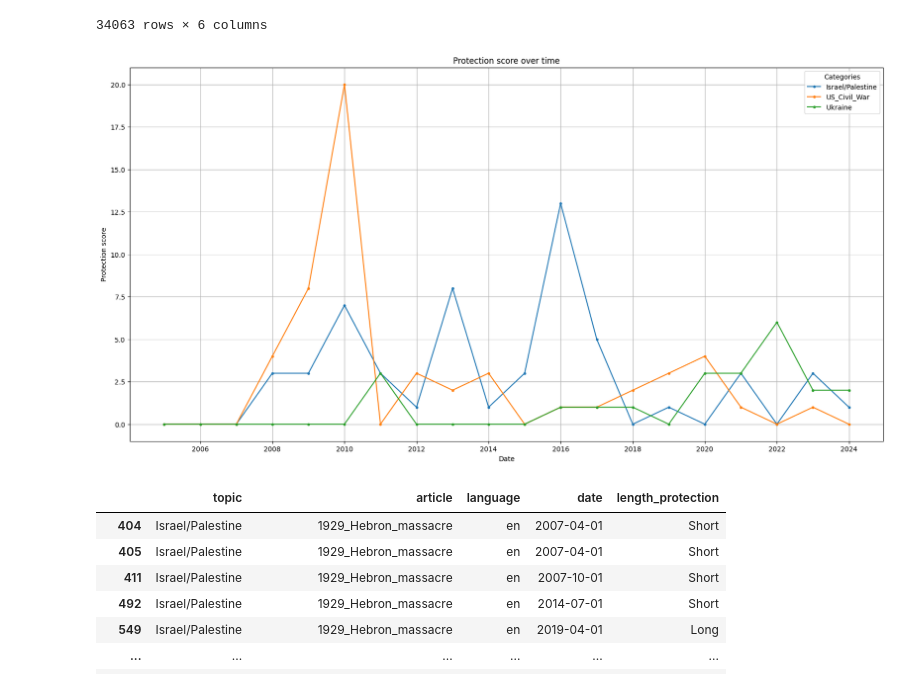
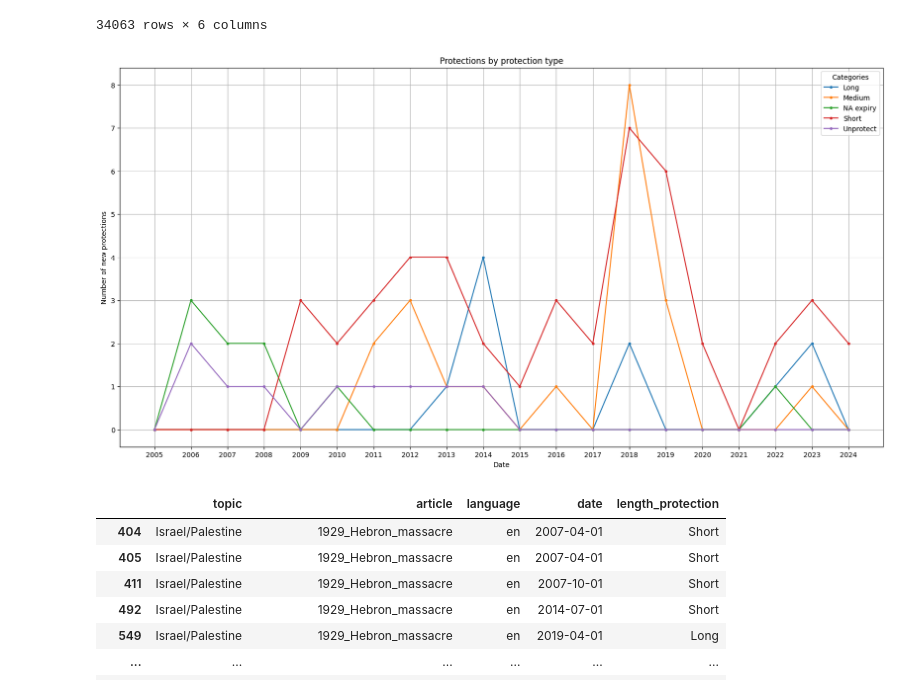
Before and after one commit to Rrisko/WikiEdits, a Jupyter notebook: code/protection_analysis.ipynb, the cells around one changed output. Cells and saved outputs as stored; diff of their text form; code cells hidden in the pictures.

```diff
--- a/code/protection_analysis.ipynb
+++ b/code/protection_analysis.ipynb
@@ -245,7 +245,7 @@ for index, row in agg_cols.iterrows():
         agg_cols.at[index, 'protected_time'] = sum(protections_a_l['length'])
         agg_cols.at[index, 'protected_proportion'] = sum(protections_a_l['length']) / total_time
 # %%
-agg_cols
+agg_cols = agg_cols
 # %% [output]
 |  | topic | article | language | date | edits | protected_time | protected_proportion |
 | 0 | Israel/Palestine | 1929_Hebron_massacre | ar | 2007-07-01 | 6.0 | 0.0 | 0.0 |
@@ -263,6 +263,8 @@ agg_cols
 # %% [markdown]
 ## Plots
 # %%
+import matplotlib.dates as mdates
+
 def aggregate_filter_protection(langs : list = None, topic : str = None, articles : list = None, length_protection : str = None, timestart : datetime = None, timestop : datetime = None, protections_df : pd.DataFrame = agg_cols, group_by : str = None, agg_col : str = "protected_proportion"):
 
     filtered_df = protections_df
@@ -303,6 +305,11 @@ def plot_protection(langs : list = None, topic : str = None, articles : list = N
 
     if agg_col == 'length_protection':
         agg_col = 'count'
+        title = 'Protections by protection type'
+        ylabel = 'Number of new protections'
+    else:
+        title = 'Protection score over time'
+        ylabel = 'Protection score'
 
     if plot_df.shape[1] == 3:
 
@@ -318,9 +325,13 @@ def plot_protection(langs : list = None, topic : str = None, articles : list = N
     else:
         return
 
+    ax = plt.gca()  # Get the current axes
+    ax.xaxis.set_major_locator(mdates.YearLocator())
+    ax.xaxis.set_major_formatter(mdates.DateFormatter('%Y'))
+
     plt.xlabel('Date')
-    plt.ylabel('Protection score')
-    plt.title('Protection score over time')
+    plt.ylabel(ylabel)
+    plt.title(title)
 
     plt.grid(True)
     plt.show()
@@ -400,9 +411,9 @@ protections_lengths_grouped
 | 34062 | Ukraine | Zaporozhian_Cossacks | uk | 2024-01-01 | Medium | 0.0 |
 34063 rows × 6 columns
 # %%
-plot_protection(protections_df=protections_lengths_grouped, agg_col='length_protection', length_protection = 'Long', langs=['en'], group_by='topic')
+plot_protection(protections_df=protections_lengths_grouped, agg_col='length_protection',  langs=['de'], group_by='length_protection')
 # %% [output]
-[figure, old version]
+[figure, new version]
 # %%
 agg_cols[['topic', 'article', 'language', 'date']].merge(protections_lengths[['topic', 'article', 'language', 'date', 'length_protection']], how='left', on=['topic', 'article', 'language', 'date']).dropna()
 # %% [output]
```
Also changed, not shown: parts of 2 cells of this notebook, 7 other files.
